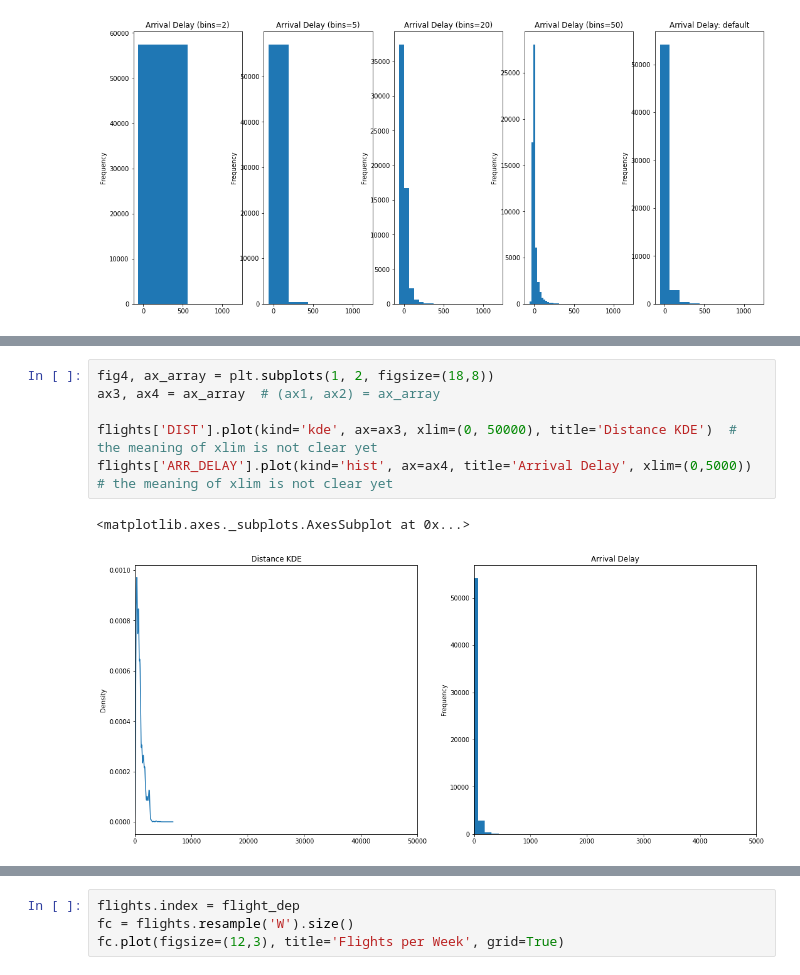
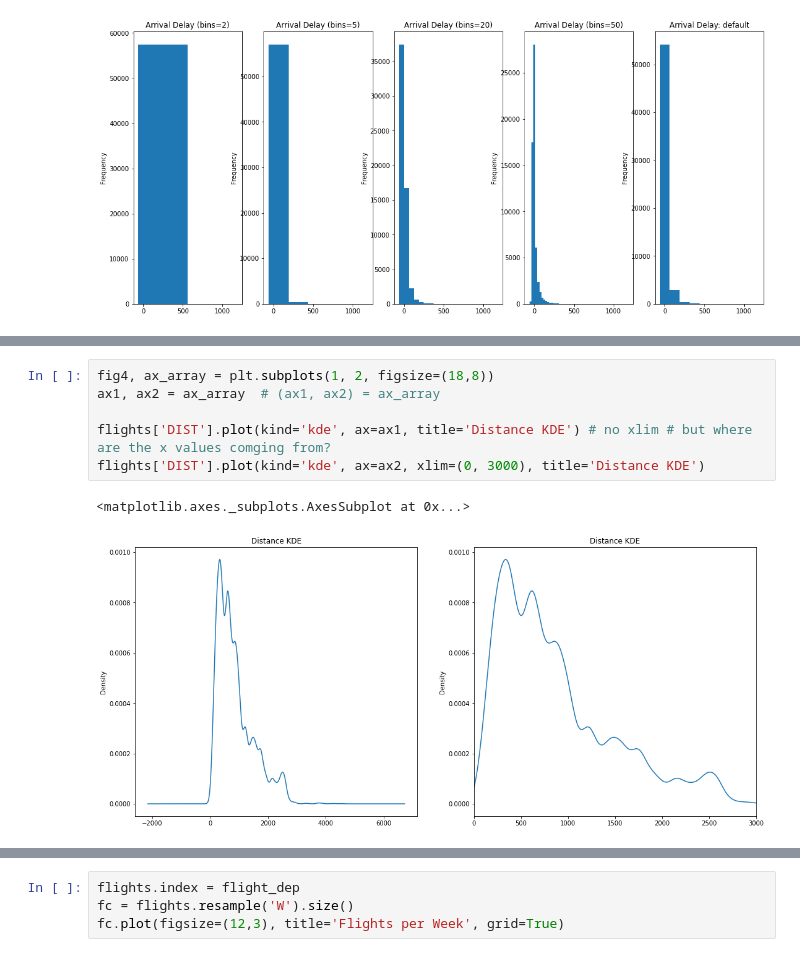
Before and after one commit to son50git/PKT_004_Visualizaiton_PY_MTL, a Jupyter notebook: PKT_004_Rework_02.ipynb, the cells around one changed output, grey strips where cells are left out. Saved outputs shown, nothing was run; the diff lists cells and outputs as text.

```diff
--- a/PKT_004_Rework_02.ipynb
+++ b/PKT_004_Rework_02.ipynb
@@ -745,9 +772,9 @@ flights['ARR_DELAY'].plot(kind='hist', ax=ax5, title='Arrival Delay')
 # %%
 fig4, ax_array = plt.subplots(1, 2, figsize=(18,8))
-ax3, ax4 = ax_array  # (ax1, ax2) = ax_array
+ax1, ax2 = ax_array  # (ax1, ax2) = ax_array
 
-flights['DIST'].plot(kind='kde', ax=ax3, xlim=(0, 50000), title='Distance KDE')  # the meaning of xlim is not clear yet
-flights['ARR_DELAY'].plot(kind='hist', ax=ax4, title='Arrival Delay', xlim=(0,5000))  # the meaning of xlim is not clear yet
+flights['DIST'].plot(kind='kde', ax=ax1, title='Distance KDE') # no xlim # but where are the x values comging from?
+flights['DIST'].plot(kind='kde', ax=ax2, xlim=(0, 3000), title='Distance KDE')
 # %% [output]
 <matplotlib.axes._subplots.AxesSubplot at 0x...>
-[figure, old version]
+[figure, new version]
```
Also changed, not shown: parts of 14 cells of this notebook.
